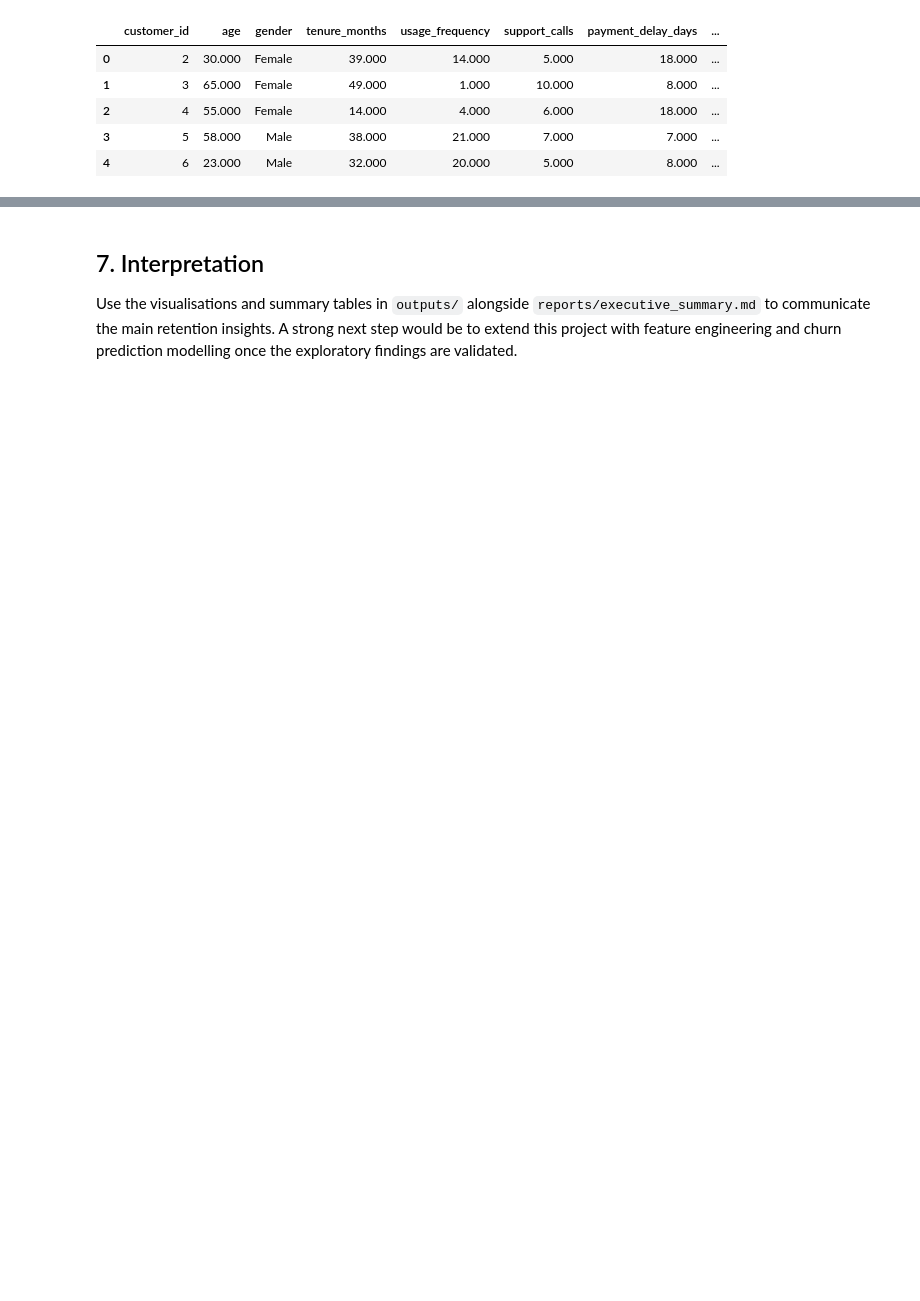
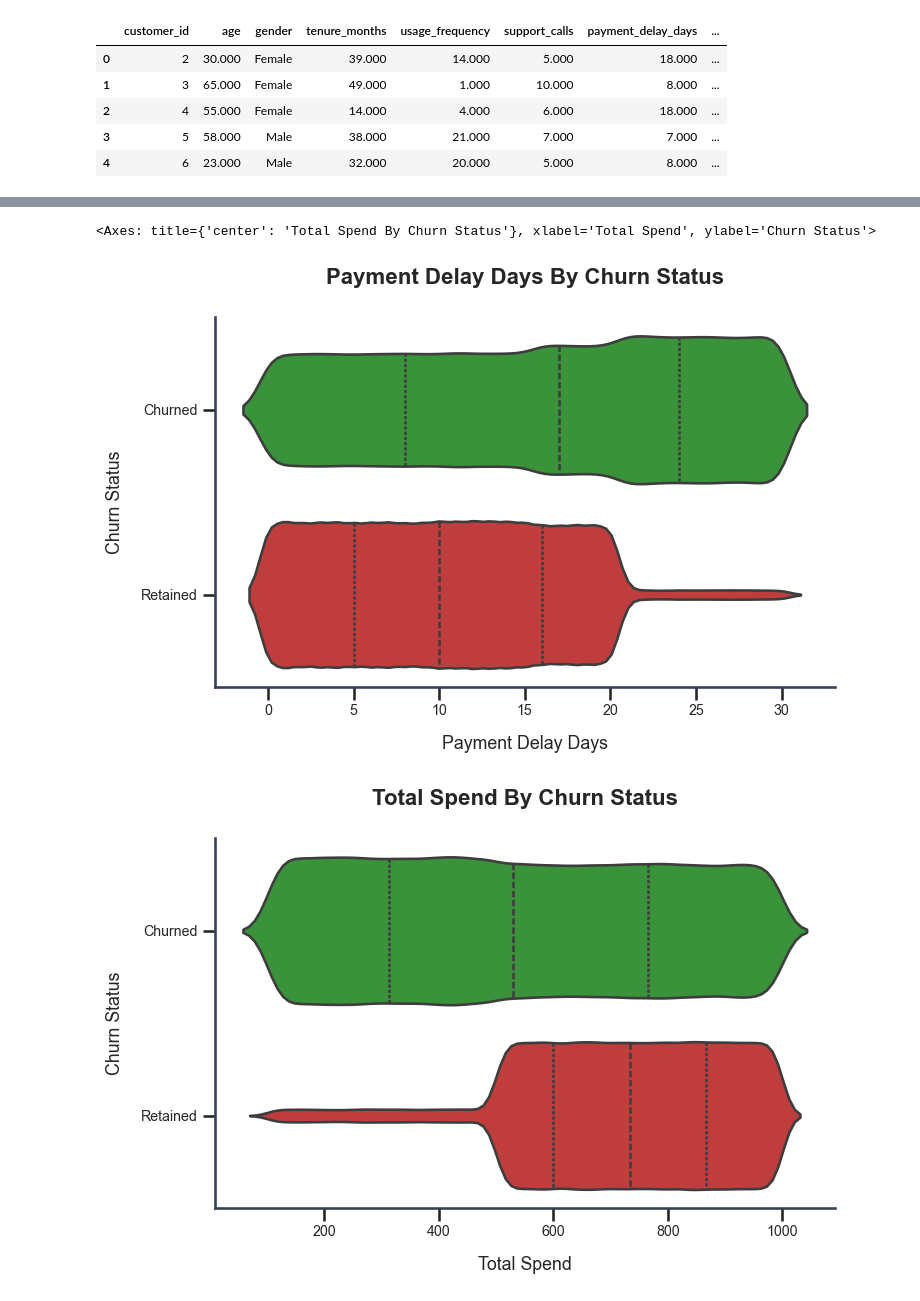
Before and after one commit to BrianCollinss/MySampleWork, a Jupyter notebook: Python - Customer Churn Analysis/notebooks/01_customer_churn_analysis.ipynb, the cells around one changed output, grey strips where cells are left out. Cells and saved outputs as stored; diff of their text form; code cells hidden in the pictures; blank space fills up the shorter version.

```diff
--- a/Python - Customer Churn Analysis/notebooks/01_customer_churn_analysis.ipynb
+++ b/Python - Customer Churn Analysis/notebooks/01_customer_churn_analysis.ipynb
@@ -158,4 +202,7 @@ plot_correlation_heatmap(combined_df)
-# %% [markdown]
-## 7. Interpretation
-
-Use the visualisations and summary tables in `outputs/` alongside `reports/executive_summary.md` to communicate the main retention insights. A strong next step would be to extend this project with feature engineering and churn prediction modelling once the exploratory findings are validated.
+# %%
+plot_numeric_feature_by_churn(combined_df, "payment_delay_days", kind="violin")
+plot_numeric_feature_by_churn(combined_df, "total_spend", kind="violin")
+# %% [output]
+<Axes: title={'center': 'Total Spend By Churn Status'}, xlabel='Total Spend', ylabel='Churn Status'>
+[figure, added]
+[figure, added]
```
Also changed, not shown: parts of 32 cells of this notebook, 25 other files.
